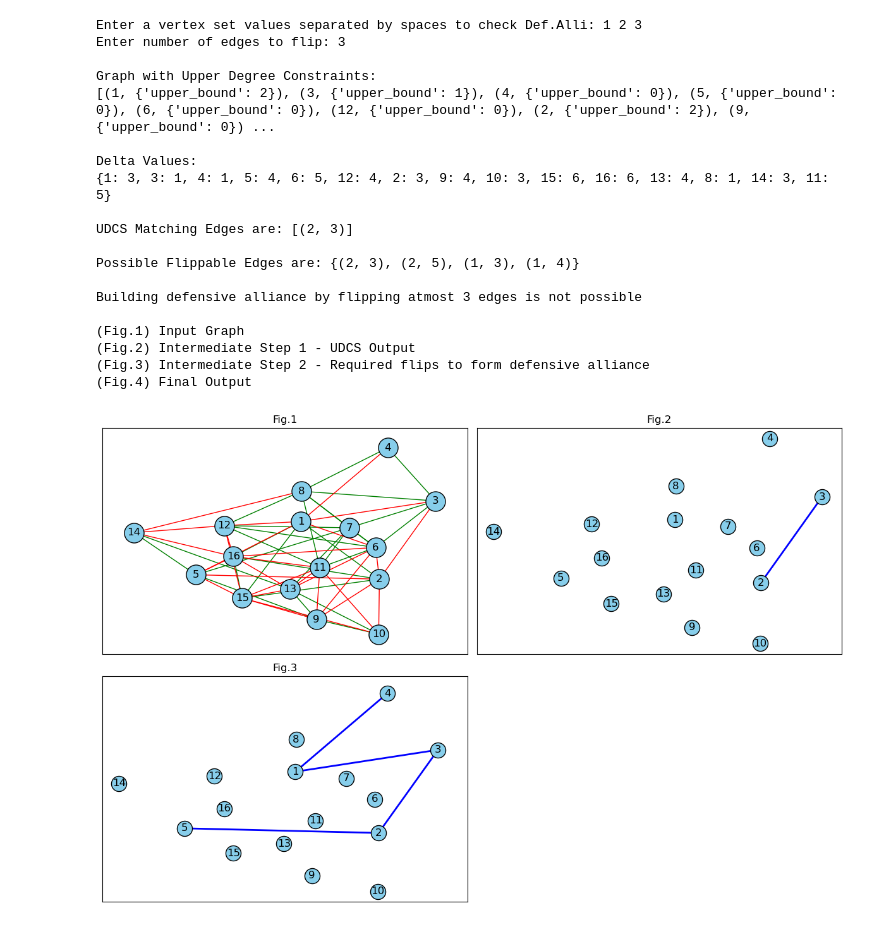
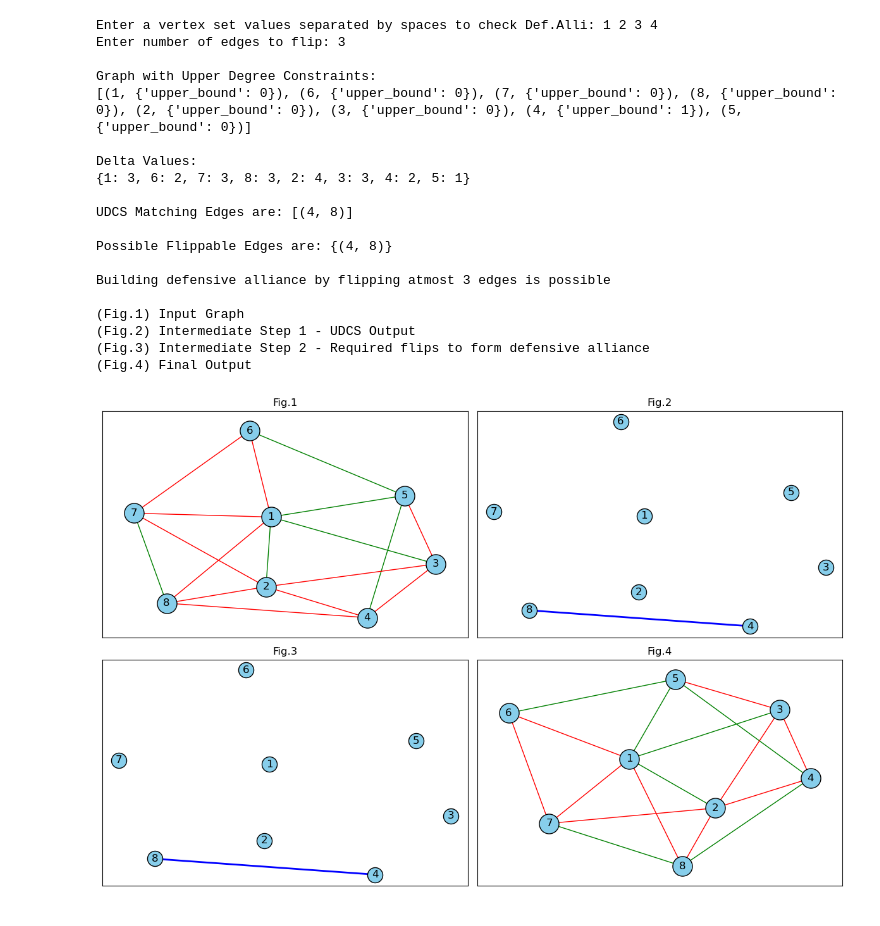
Before and after one commit to vinothvk99/Defensive-Alliance-with-Signed-Graph, a Jupyter notebook: 4.6_Building_Defensive_Alliance/building_defensive_alliance.ipynb, the cells around one changed output. Saved outputs shown, nothing was run; the diff lists cells and outputs as text; code cells hidden in the pictures.

```diff
--- a/4.6_Building_Defensive_Alliance/building_defensive_alliance.ipynb
+++ b/4.6_Building_Defensive_Alliance/building_defensive_alliance.ipynb
@@ -13,6 +13,8 @@ import warnings
 # Suppress legend-related warnings
 warnings.filterwarnings("ignore", category=UserWarning)
 # %%
+naming = '-' ###IMPORTANT#### used for degree node naming and checking inside algorithm
+
 def create_graph(edges):
     # Create an undirected graph
     graph = nx.Graph()
@@ -82,16 +84,20 @@ def create_bipartite_graph(node, delta, degree, combined_bipartite_edges, graph_
 
     #getting edges from eact subgraphs
     for primary_edge, secondary_edge in bipartite_graph.edges():
-        edge = (primary_edge, (str(node) +","+ str(secondary_edge)))
+        edge = (primary_edge, (str(node) +naming+ str(secondary_edge)))
 
         #appending edges
         combined_bipartite_edges.append(edge)
 
-    ################# The below is explaination of combined bipartite graph namings #####################
+   ################# The below is explaination of combined bipartite graph namings #####################
 
     ### Namings
-    # Delta node represented with "." (eg: "1.2", "1.3", "1.4")
-    # bipartited-degree-nodes represented with "," (eg: "1,2" "1,3" "1,4")
+    # Delta node represented with and without "." (eg: "1.2", "1.3", "1.4", 1)
+    # bipartited-degree-nodes represented with "," (eg: "1-2" "1-3" "1-4")
+
+    # (1.2, 1-2) --> delta node 1.2 connects with degree node 1-2
+    # (1-2 , 1) --> degree node 1-2 connects with delta node 1
+    # (1-2 , 2-1) --> Node 1 bipartited-degree-nodes connects with Node 2 bipartited-degree-nodes
 
     # in bipartited graph we connect delta node with degree node
     # for combining bipartited graph with other bipartited graph we connect degree node
@@ -219,11 +225,11 @@ def pos_neg_inside_d_or_not(d, all_positive, all_negative):
     return b, all_pos, all_neg
 
 
-def check_upper_bound(graph, b, all_pos, all_neg):
+def check_upper_bound(graph, b_value, all_pos, all_neg):
     upper_bound = {}
 
     for node in graph:
-        if node not in b:
+        if node not in b_value:
             upper_bound[node] = 0
         else:
             b1 = all_neg[node]['total_count'] - all_pos[node]['inside_d_count'] - 1
@@ -239,8 +245,8 @@ def find_max_edge(matching):
     edges_check = []
 
     for node, nei in matching:
-        vertex1 = str(node).split(',')
-        vertex2 = str(nei).split(',')[::-1]
+        vertex1 = str(node).split(naming)
+        vertex2 = str(nei).split(naming)[::-1]
 
         if len(vertex1) == len(vertex2):
             if vertex1[0] == vertex2[0] and vertex1[1] == vertex2[1]:
@@ -500,10 +506,13 @@ def run_building_defensive_alliance(graph, original_graph, start_time, d, k, n,
 
     # Find the B vertex get by checking conditions
     b, all_positive_after_check, all_negative_after_check = pos_neg_inside_d_or_not(d, all_positive, all_negative)
+#     print('b-->', b)
 
     my_graph = create_graph(original_graph)
 
     my_neg_graph = create_neg_graph(graph)
+
+#     print("my_neg_graph", my_neg_graph.edges())
 
     # Check the upper boundary for each node and set the values Accordingly based on condition b1 and b2
     upper_bounds_dict = check_upper_bound(my_graph, b, all_positive_after_check, all_negative_after_check)
@@ -548,12 +557,12 @@ def run_building_defensive_alliance(graph, original_graph, start_time, d, k, n,
                                            graph_dict) for node in my_neg_graph.nodes()]
 
     # Display individual bipartite graphs
-    # display_all_bipartite_graphs(bipartite_graphs,  my_graph.nodes())
+#     display_all_bipartite_graphs(bipartite_graphs,  my_graph.nodes())
 
 
     # Create a dictionary to store same edge connections (eg, [(31, 13), (21, 12)])
     connecting_bipartite_edges = finding_bipratie_graph_connecting_edges(combined_bipartite_graph)
-    # print(connecting_bipartite_edges)
+#     print("connecting_bipartite_edges", connecting_bipartite_edges)
 
     # combining bipartite graphs and connecting_bipartite_egdes
     for edges in connecting_bipartite_edges:
@@ -565,7 +574,7 @@ def run_building_defensive_alliance(graph, original_graph, start_time, d, k, n,
 
     # Example usage:
     matching = nx.algorithms.matching.max_weight_matching(com_graph, maxcardinality=False)
-    # print("Matching:", matching)
+#     print("Matching:", matching)
 
     udcs_matching_edges = find_max_edge(matching)
 
@@ -591,8 +600,8 @@ def run_building_defensive_alliance(graph, original_graph, start_time, d, k, n,
     BDA_performance_entries = n, totaltime_BDA, "-"
     write_in_execl(filename, BDA_performance_entries)
 
-    # performance time without visualization
-    endtime_udcs_WoV = time.monotonic()
+#     # performance time without visualization
+#     endtime_udcs_WoV = time.monotonic()
 
     print("\n(Fig.1) Input Graph\n(Fig.2) Intermediate Step 1 - UDCS Output\n(Fig.3) Intermediate Step 2 - Required flips to form defensive alliance\n(Fig.4) Final Output")
 
@@ -610,7 +619,7 @@ def run_building_defensive_alliance(graph, original_graph, start_time, d, k, n,
 # %%
 
 # Create the graph
-file_path = fr"{os.getcwd()}/graph_test_files/highland.txt"
+file_path = fr"{os.getcwd()}/graph_test_files/test5.txt"
 # getting the vertex which has to be check for UDCS from user
 # Get input from the user
 input_string = input("Enter a vertex set values separated by spaces to check Def.Alli: ")
@@ -655,37 +664,37 @@ run_building_defensive_alliance(graph, original_graph, start_time, d, k, n, case
 #     start_time = time.monotonic()
 
 #     if case == 1:
 #         case_type = "case1"
 #         run_building_defensive_alliance(graph, original_graph, start_time, d, k, num_nodes, case_type)
 #     else:
 #         case_type = "case2"
 #         run_building_defensive_alliance(graph, original_graph, start_time, d, k, num_nodes, case_type)
 
 #         for i in range(0,math.floor(len(d)/2)):
 #             d.append(d[-1]+1)
 #         k = k+1
 
 
 #     initial_avg_degree = initial_avg_degree * 2
 #     nodes_to_check = nodes_to_check + 50
 # %% [output]
-Enter a vertex set values separated by spaces to check Def.Alli: 1 2 3
+Enter a vertex set values separated by spaces to check Def.Alli: 1 2 3 4
 Enter number of edges to flip: 3
 
 Graph with Upper Degree Constraints:
-[(1, {'upper_bound': 2}), (3, {'upper_bound': 1}), (4, {'upper_bound': 0}), (5, {'upper_bound': 0}), (6, {'upper_bound': 0}), (12, {'upper_bound': 0}), (2, {'upper_bound': 2}), (9, {'upper_bound': 0}) ...
+[(1, {'upper_bound': 0}), (6, {'upper_bound': 0}), (7, {'upper_bound': 0}), (8, {'upper_bound': 0}), (2, {'upper_bound': 0}), (3, {'upper_bound': 0}), (4, {'upper_bound': 1}), (5, {'upper_bound': 0})]
 
 Delta Values:
-{1: 3, 3: 1, 4: 1, 5: 4, 6: 5, 12: 4, 2: 3, 9: 4, 10: 3, 15: 6, 16: 6, 13: 4, 8: 1, 14: 3, 11: 5}
+{1: 3, 6: 2, 7: 3, 8: 3, 2: 4, 3: 3, 4: 2, 5: 1}
 
-UDCS Matching Edges are: [(2, 3)]
+UDCS Matching Edges are: [(4, 8)]
 
-Possible Flippable Edges are: {(2, 3), (2, 5), (1, 3), (1, 4)}
+Possible Flippable Edges are: {(4, 8)}
 
-Building defensive alliance by flipping atmost 3 edges is not possible
+Building defensive alliance by flipping atmost 3 edges is possible
 
 (Fig.1) Input Graph
 (Fig.2) Intermediate Step 1 - UDCS Output
 (Fig.3) Intermediate Step 2 - Required flips to form defensive alliance
 (Fig.4) Final Output
-[figure, old version]
+[figure, new version]
```
Also changed, not shown: 19 other files.
